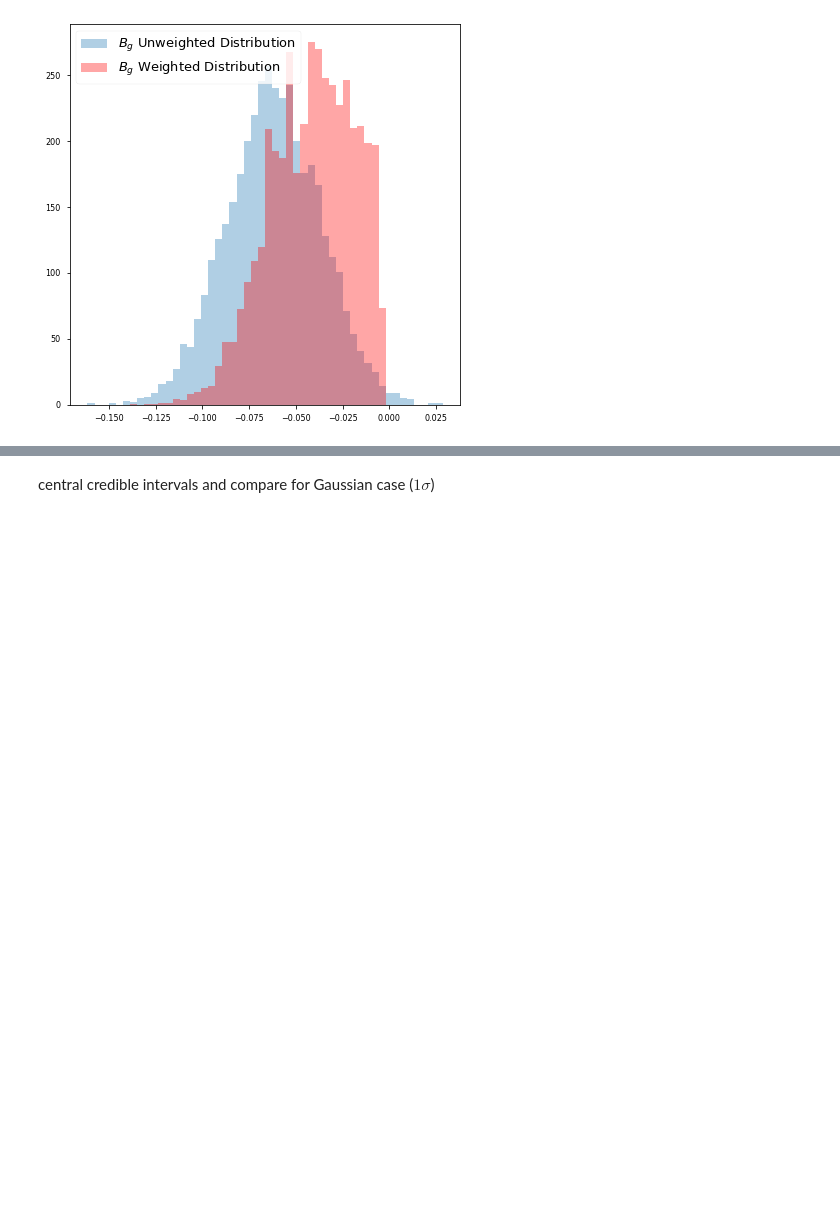
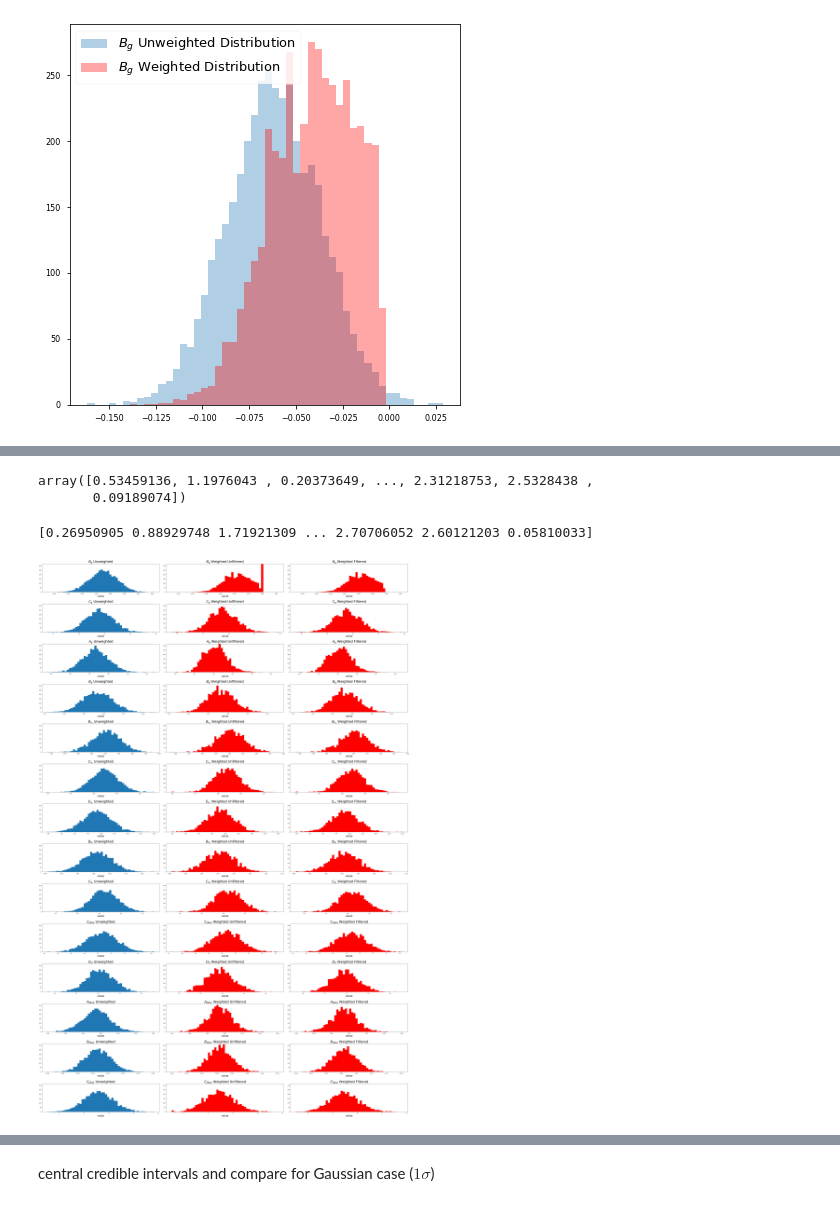
Before and after one commit to AliAlkadhim/PDF_Uncertainty, a Jupyter notebook: Compute_chi2/reweighting.ipynb, the cells around one changed output, grey strips where cells are left out. Drawn from its saved outputs; the diff is of its cells as text; code cells hidden in the pictures; blank space fills up the shorter version.

```diff
--- a/Compute_chi2/reweighting.ipynb
+++ b/Compute_chi2/reweighting.ipynb
@@ -485,3 +561,71 @@ plt.savefig('all_data_Bg.png')
+# %%
+np.array(list_of_tuples[i][1])
+# %% [output]
+array([0.53459136, 1.1976043 , 0.20373649, ..., 2.31218753, 2.5328438 ,
+       0.09189074])
+# %%
+import matplotlib.pyplot as plt
+import matplotlib.pyplot as plt
+plt.rcParams.update({'font.size': 17})
+
+params = np.array([-0.61856E-01 ,5.5593, 0.16618,-0.38300,0.81056,4.8239,9.9226,1.0301,4.8456,7.0603,1.5439 , 0.26877,-0.12732 , 9.5810])
+
+# weights = np.empty((3999, 14))
+# for i in range(14):
+#     weights[:,i] = np.exp(-0.5 * (chi2_diff))/params[i]
+#     weights[:,i] = 3999 * weights[:,i]/np.sum(weights[:,i])
+# print(weights[:,0])
+weights = np.empty((3999, 14))
+for i in range(14):
+    weights[:,i] = np.exp(-0.5 * (chi2_diff))/MVN_4000[:-1,i]
+    weights[:,i] = 3999 * weights[:,i]/np.sum(weights[:,i])
+print(weights[:,0])
+
+#There could be one weights that happens to be very large at 0
+titles = ['$B_g$','$C_g$','$A_g$','$B_g$','$B_{u_v}$','$C_{u_v}$','$E_{u_v}$','$B_{d_v}$','$C_{d_v}$','$C_{Ubar}$','$D_U$','$A_{Dbar}$','$B_{Dbar}$','$C_{Dbar}$']
+#['Bg','Cg','Aprig','Bprig','Buv','Cuv','Euv','Bdv','Cdv','CUbar','DUbar','ADbar','BDbar','CDbar']
+#['$B_g$','$C_g$','$A_g$','$B_g$','$B_{u_v}$','$C_{u_v}$','$E_{u_v}$','$B_{d_v}$','$C_{d_v}$','$C_{Ubar}$','$D_U$','$A_{Dbar}$','$B_{Dbar}$','CDbar']
+
+
+fig, axes = plt.subplots(nrows=14, ncols=3, figsize=(40,60))
+#for i, ax in enumerate(axes.flatten()):
+
+#PLOT UNWEIGHTED DISTRIBUTIONS (AT COL 0)
+for i in range(14):
+    axes[i,0].hist(list_of_tuples[i][0], bins=50)
+
+    #axes[i,0].set(title=titles[i] + ' Unweighted', xlabel='value')
+    axes[i,0].set_title(titles[i] + ' Unweighted', size=25)
+    axes[i,0].set_xlabel('value', size=20)
+    axes[i,0].set_ylim(0,320)
+
+#PLOT WEIGHTED DISTRIBUTIONS
+for i in range(14):
+    axes[i,1].hist(MVN_4000[:-1,i].flatten(), weights=weights[:,i], bins=50, color = 'r')
+    #axes[i,1].set(title=titles[i] + ' Weighted', xlabel='value')
+    axes[i,1].set_title(titles[i] + ' Weighted Unfiltered',size=25)
+    axes[i,1].set_xlabel('value', size=20)
+    axes[i,1].set_ylim(0,320)
+
+##FILTER WEIGHTS
+
+##PLOT WEIGHTED AND FILTERED
+for i in range(14):
+    axes[i,2].hist(np.array(list_of_tuples[i][0]), weights=np.array(list_of_tuples[i][1]), bins=50, color = 'r')
+    #axes[i,1].set(title=titles[i] + ' Weighted', xlabel='value')
+    axes[i,2].set_title(titles[i] + ' Weighted Filtered',size=25)
+    axes[i,2].set_xlabel('value', size=20)
+    axes[i,2].set_ylim(0,320)
+
+    #axes[i,0].legend()
+# # plt.minorticks_on()
+plt.tight_layout()
+#plt.subplots_adjust(left=0.125, bottom=0.1, right=0.9 , top=0.9, wspace=0.2, hspace=0.4)
+#plt.savefig('all_data_4k_all_params.png')
+plt.show()
+# %% [output]
+[0.26950905 0.88929748 1.71921309 ... 2.70706052 2.60121203 0.05810033]
+[figure, added]
 # %%
 import matplotlib.pyplot as plt
 import matplotlib.pyplot as plt
```
Also changed, not shown: parts of 9 cells of this notebook, 3 other files.
